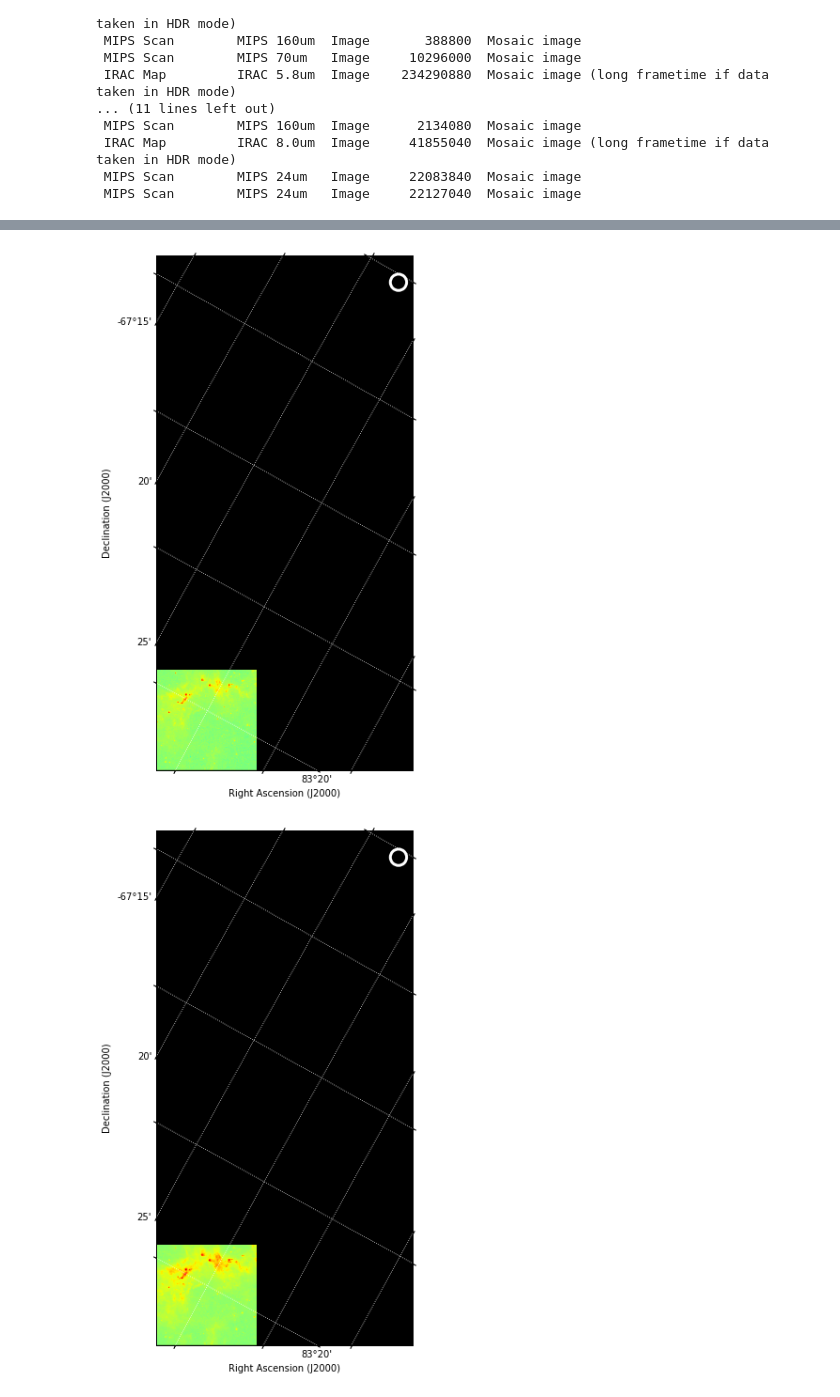
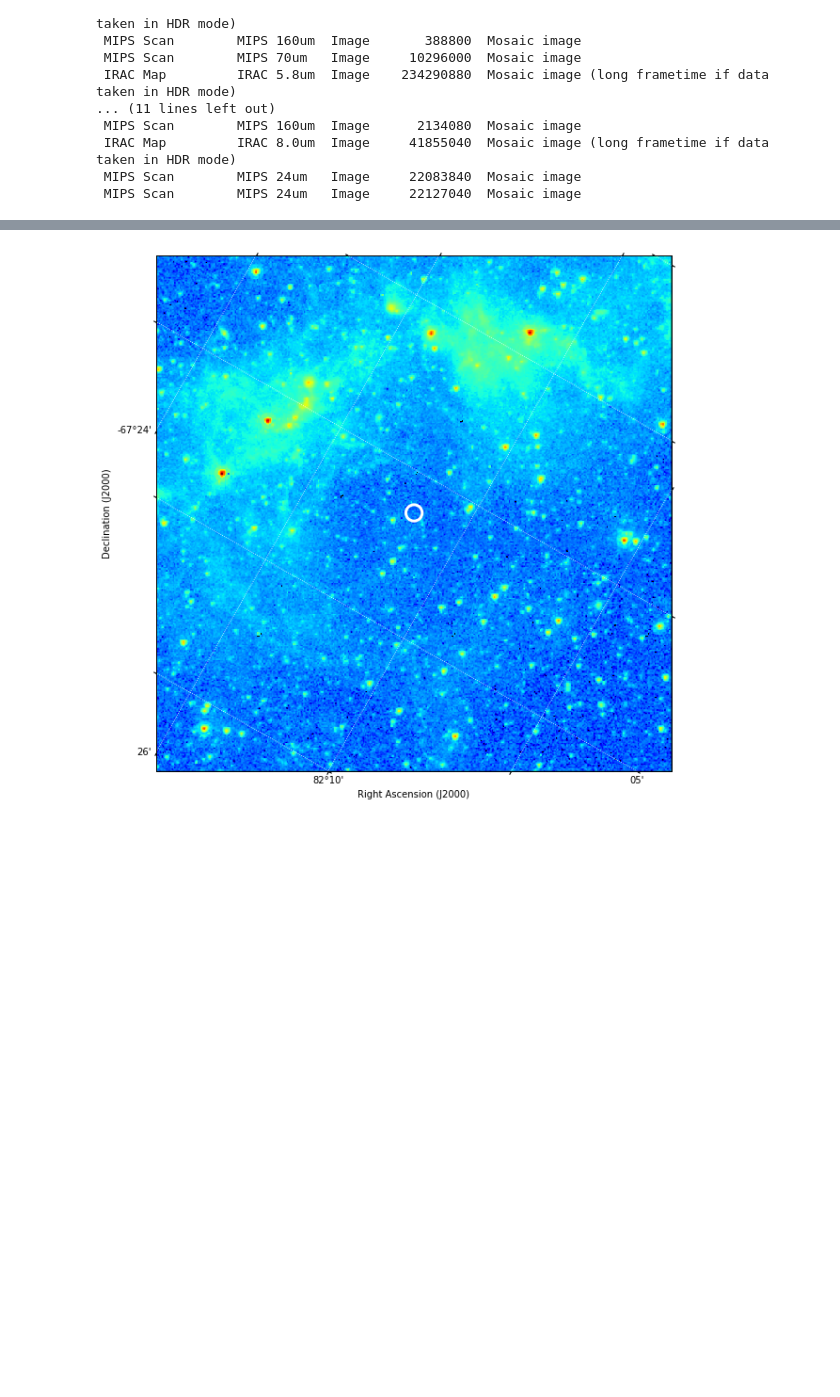
Before and after one commit to jaym878/SNR-Feasibility-Study, a Jupyter notebook: code/Spitzer_image_pull.ipynb, the cells around one changed output, grey strips where cells are left out. Saved outputs shown, nothing was run; the diff lists cells and outputs as text; code cells hidden in the pictures; blank space fills up the shorter version.

```diff
--- a/code/Spitzer_image_pull.ipynb
+++ b/code/Spitzer_image_pull.ipynb
@@ -137,10 +141,11 @@ im_pixels = 1024
 # %%
 # Target for testing
 # User
+#main
 SNR = 34 # position in list
 instrument_list = ['IRAC', 'MIPS']
 band_list = [3.6, 4.5, 5.8, 8.0, 24, 70, 160]
 
 sensor = instrument_list[0]
-wavelength = band_list[2]
+wavelength = band_list[1]
 # %%
@@ -336,26 +342,24 @@ size_pix = size / arc_pix
 # %%
 # cycle through images
+#main
 for i in my_image_files:
-
     # load the file data, header, and wcs
     with fits.open(i) as hdulist:
+        size = Rad[SNR] * 2
+        arc_pix = header['PXSCAL1']
+        if arc_pix < 0:
+            arc_pix = -arc_pix
+        size_pix = size / arc_pix
         header = hdulist[0].header
         data = hdulist[0].data
         wcs = WCS(header)
         position = SkyCoord(test_src_coord[0] * u.degree, test_src_coord[1] * u.degree, frame='icrs')
         cutout = Cutout2D(data, position, (size), wcs=wcs)
 
-        #todo debug
-        #outfile = 'cut_' + str(wavelength) + 'um_' + str(MCSNR[SNR]) + '.fits'
-
-        #hdu = fits.PrimaryHDU(cutout)
-        #hdu.writeto(outfile, clobber=True)
-
         #plt.imshow(cutout.data, origin='lower')
         #plt.tight_layout()
         #plt.show()
-        plot_image(cutout.data, wcs, coords=test_src_coord)
+        plot_image(cutout.data, cutout.wcs, coords=test_src_coord)
 # %% [output]
-[figure, old version]
+[figure, new version]
-[figure, removed]
 # %%
```
Also changed, not shown: parts of 17 cells of this notebook.
